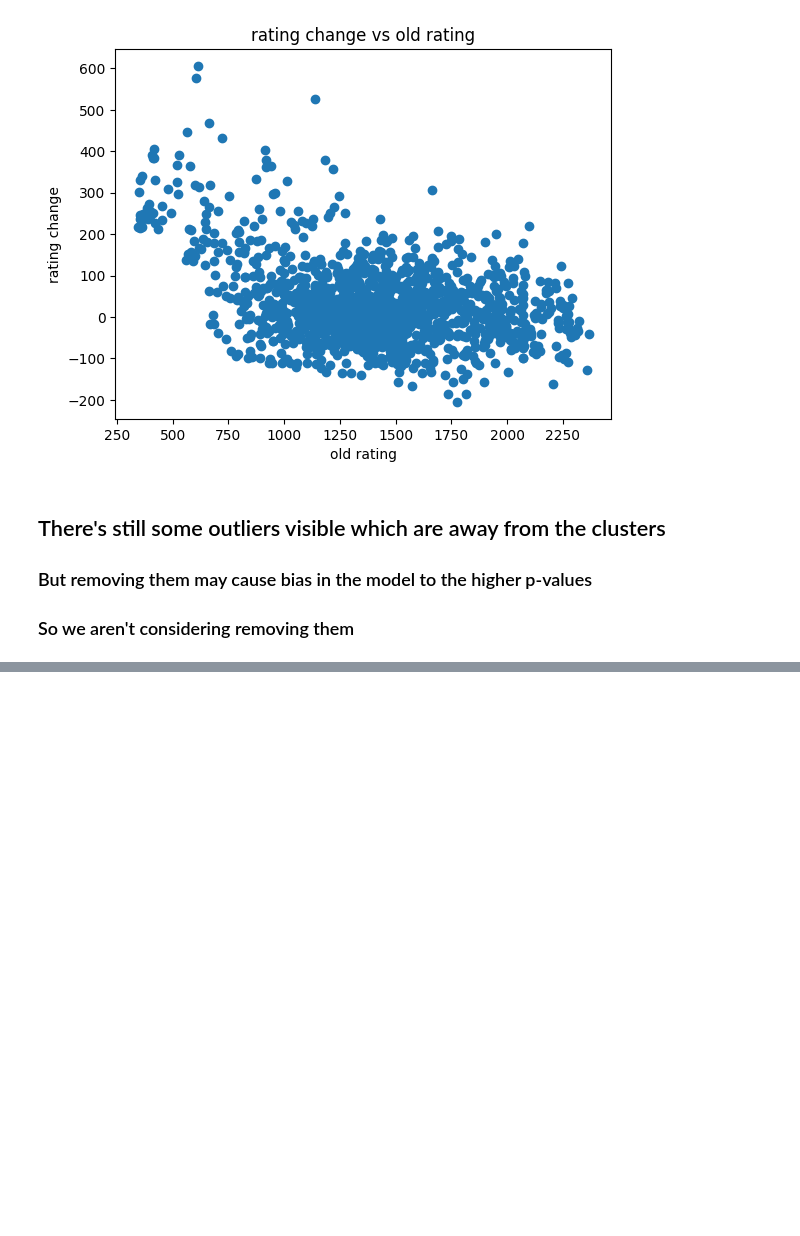
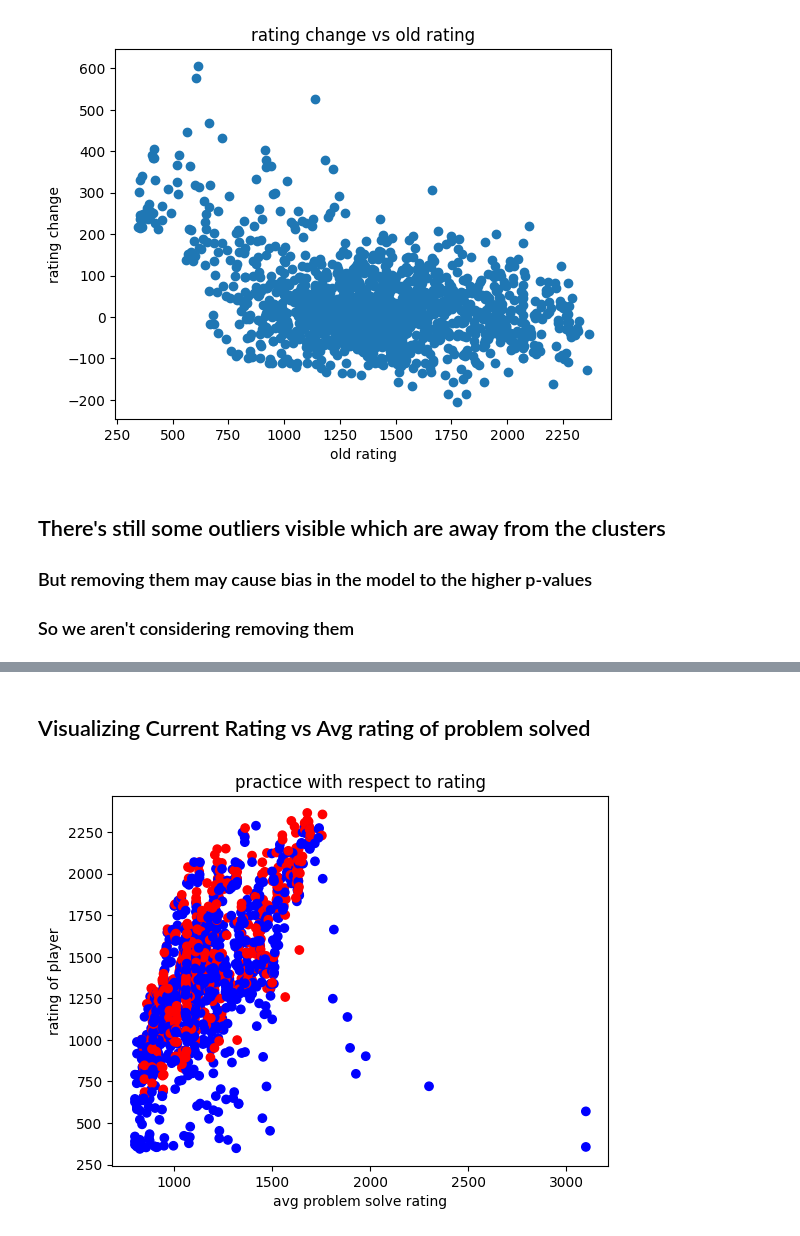
Before and after one commit to kingshuk7995/DS_first_year_project, a Jupyter notebook: visualisation.ipynb, the cells around one changed output, grey strips where cells are left out. Cells and saved outputs as stored; diff of their text form; code cells hidden in the pictures; blank space fills up the shorter version.

Commit message:
completing visualization

```diff
--- a/visualisation.ipynb
+++ b/visualisation.ipynb
@@ -190,0 +202,14 @@ plt.show()
+# %% [markdown]
+## Visualizing Current Rating vs Avg rating of problem solved
+# %%
+# Assign colors based on the condition
+colors = ['blue' if change > 0 else 'red' for change in cleaned_df['changeRating']]
+
+# Scatter plot with conditional coloring
+plt.scatter(cleaned_df['avg_rating'], cleaned_df['oldRating'], c=colors)
+plt.xlabel('avg problem solve rating')
+plt.ylabel('rating of player')
+plt.title('practice with respect to rating')
+plt.show()
+# %% [output]
+[figure, added]
```
Also changed, not shown: parts of 11 cells of this notebook, 3 other files.
